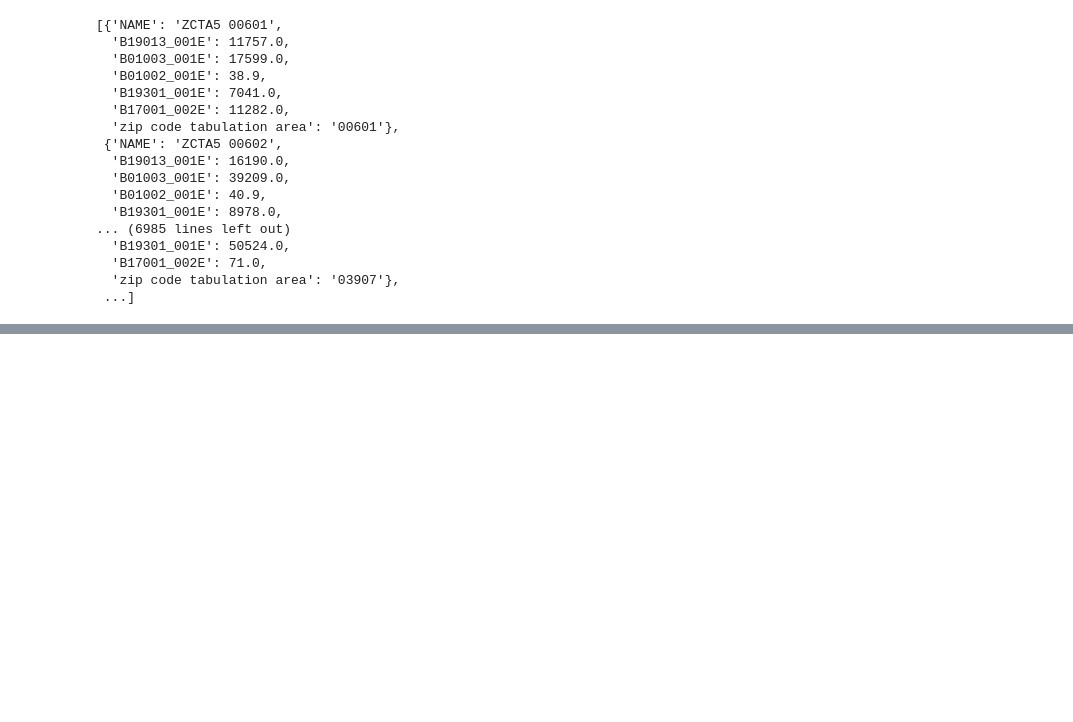
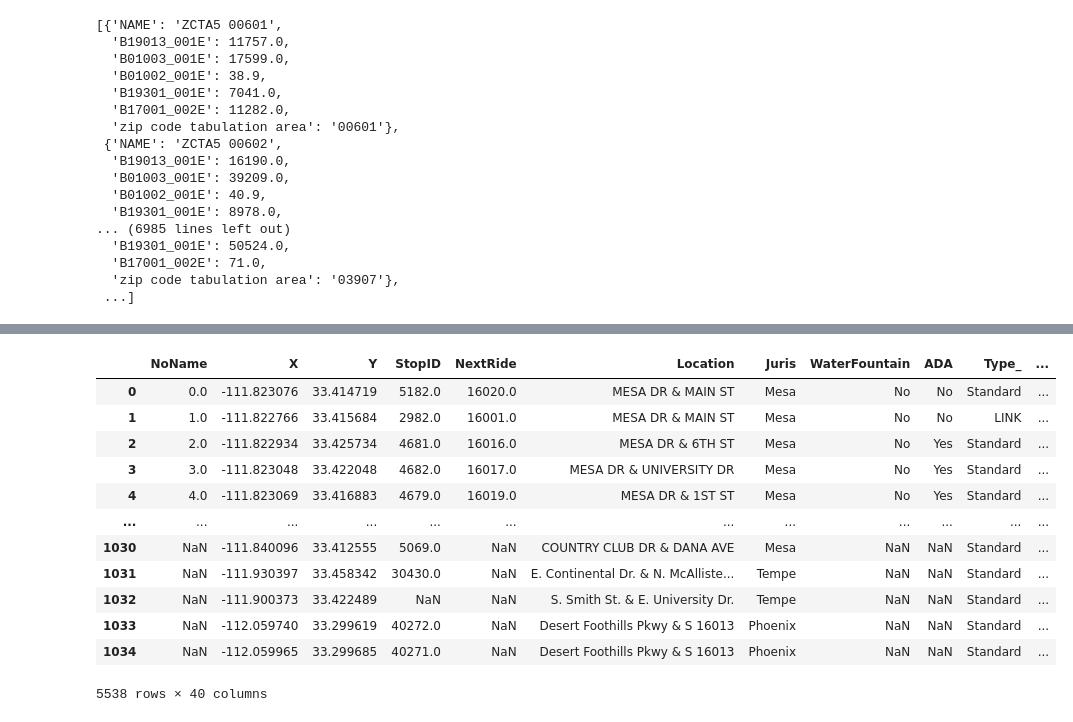
Before and after one commit to phil-wew/group_project1, a Jupyter notebook: PW/PW_ValleyMetro_rail_Ridership.ipynb, the cells around one changed output, grey strips where cells are left out. Cells and saved outputs as stored; diff of their text form; code cells hidden in the pictures; blank space fills up the shorter version.

```diff
--- a/PW/PW_ValleyMetro_rail_Ridership.ipynb
+++ b/PW/PW_ValleyMetro_rail_Ridership.ipynb
@@ -47,6 +47,6 @@ census_data
 # %%
 rail_stops = pd.read_csv(r'../CSVs/rail_stops_zipcodes.csv')
 bus1 = pd.read_csv(r'../CSVs/filter_bus_1000.csv')
-bus2 = pd.read_csv(r'../CSVs/filter_bus_1000-3001.csv')
+bus2 = pd.read_csv(r'../CSVs/new_bus_2.csv')
 bus3 = pd.read_csv(r'../CSVs/filter_bus_3001-4500.csv')
 bus4 = pd.read_csv(r'../CSVs/filter_bus_4500-5535.csv')
@@ -70,0 +53,18 @@ bus2
+# %%
+all_stops = pd.concat([bus1, bus2, bus3, bus4])
+# %%
+all_stops  to_csv(r'../output_data/cities.csv')
+# %% [output]
+|  | NoName | X | Y | StopID | NextRide | Location | Juris | WaterFountain | ADA | Type_ | ... |
+| 0 | 0.0 | -111.823076 | 33.414719 | 5182.0 | 16020.0 | MESA DR & MAIN ST | Mesa | No | No | Standard | ... |
+| 1 | 1.0 | -111.822766 | 33.415684 | 2982.0 | 16001.0 | MESA DR & MAIN ST | Mesa | No | No | LINK | ... |
+| 2 | 2.0 | -111.822934 | 33.425734 | 4681.0 | 16016.0 | MESA DR & 6TH ST | Mesa | No | Yes | Standard | ... |
+| 3 | 3.0 | -111.823048 | 33.422048 | 4682.0 | 16017.0 | MESA DR & UNIVERSITY DR | Mesa | No | Yes | Standard | ... |
+| 4 | 4.0 | -111.823069 | 33.416883 | 4679.0 | 16019.0 | MESA DR & 1ST ST | Mesa | No | Yes | Standard | ... |
+| ... | ... | ... | ... | ... | ... | ... | ... | ... | ... | ... | ... |
+| 1030 | NaN | -111.840096 | 33.412555 | 5069.0 | NaN | COUNTRY CLUB DR & DANA AVE | Mesa | NaN | NaN | Standard | ... |
+| 1031 | NaN | -111.930397 | 33.458342 | 30430.0 | NaN | E. Continental Dr. & N. McAlliste... | Tempe | NaN | NaN | Standard | ... |
+| 1032 | NaN | -111.900373 | 33.422489 | NaN | NaN | S. Smith St. & E. University Dr. | Tempe | NaN | NaN | Standard | ... |
+| 1033 | NaN | -112.059740 | 33.299619 | 40272.0 | NaN | Desert Foothills Pkwy & S 16013 | Phoenix | NaN | NaN | Standard | ... |
+| 1034 | NaN | -112.059965 | 33.299685 | 40271.0 | NaN | Desert Foothills Pkwy & S 16013 | Phoenix | NaN | NaN | Standard | ... |
+5538 rows × 40 columns
```
Also changed, not shown: parts of 2 cells of this notebook, 2 other files.
